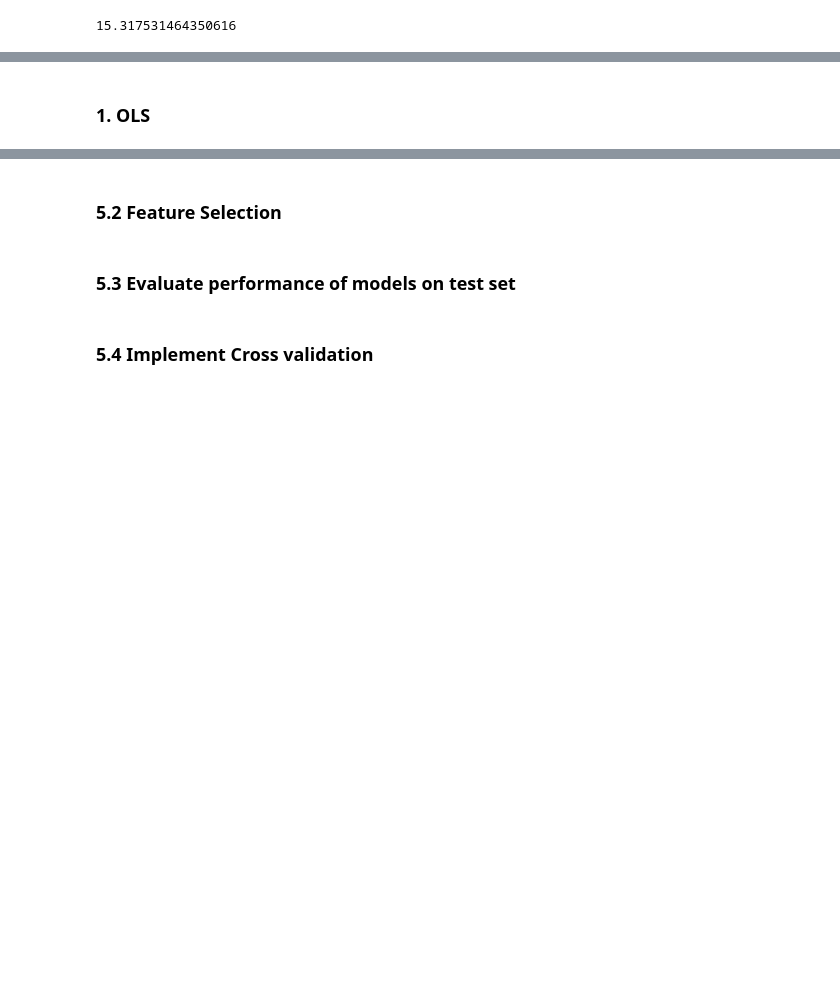
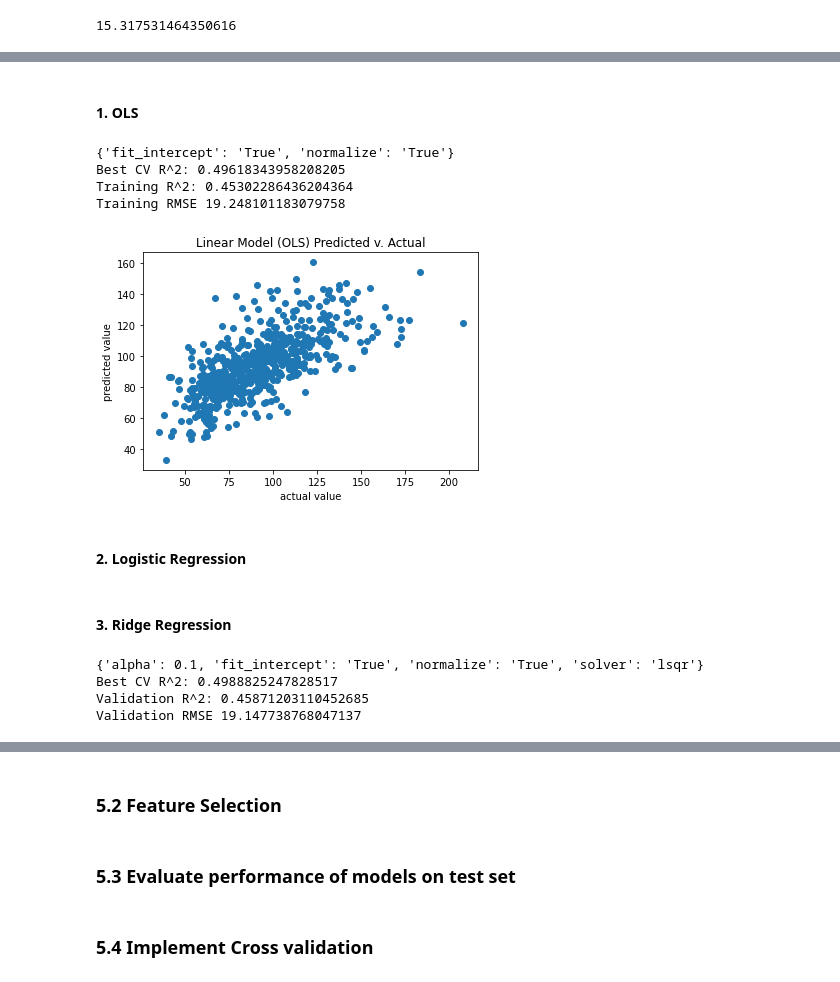
Before and after one commit to yaelnidam/CSS_Project2_Team1_Fall2020, a Jupyter notebook: project2.ipynb, the cells around one changed output, grey strips where cells are left out. Drawn from its saved outputs; the diff is of its cells as text; code cells hidden in the pictures; blank space fills up the shorter version.

```diff
--- a/project2.ipynb
+++ b/project2.ipynb
@@ -849,2 +747,2 @@ Validation RMSE 20.656688672290148
 # %% [markdown]
-### 1. OLS
+#### 1. OLS
@@ -900,0 +749,26 @@ plt.show()
+# %%
+# reminder of best hyperparameters
+print(lin_grid_reg.cv_results_["params"][best_index])
+
+# predict y on validation set
+best_lin_pred = lin_grid_reg.best_estimator_.predict(X_validate)
+
+print('Best CV R^2:', max(lin_grid_reg.cv_results_["mean_test_score"]))
+print('Training R^2:', lin_grid_reg.score(X_validate, y_validate))
+print('Training RMSE', rmse(best_lin_pred, y_validate))
+# %% [output]
+{'fit_intercept': 'True', 'normalize': 'True'}
+Best CV R^2: 0.49618343958208205
+Training R^2: 0.45302286436204364
+Training RMSE 19.248101183079758
+# %%
+# plot the fit for the validation set
+plt.scatter(y = best_lin_pred, x = y_validate)
+plt.title('Linear Model (OLS) Predicted v. Actual')
+plt.xlabel('actual value')
+plt.ylabel('predicted value')
+plt.show()
+# %% [output]
+[figure, added]
+# %% [markdown]
+#### 2. Logistic Regression
@@ -900,0 +792,17 @@ plt.show()
+# %% [markdown]
+#### 3. Ridge Regression
+# %%
+# print best hyperparameters
+print(ridge_grid_reg.cv_results_["params"][best_index])
+
+# predict on the validation set
+best_ridge_pred = ridge_grid_reg.best_estimator_.predict(X_validate)
+
+print('Best CV R^2:', max(ridge_grid_reg.cv_results_["mean_test_score"]))
+print('Validation R^2:', ridge_grid_reg.score(X_validate, y_validate))
+print('Validation RMSE', rmse(best_ridge_pred, y_validate))
+# %% [output]
+{'alpha': 0.1, 'fit_intercept': 'True', 'normalize': 'True', 'solver': 'lsqr'}
+Best CV R^2: 0.4988825247828517
+Validation R^2: 0.45871203110452685
+Validation RMSE 19.147738768047137
```
Also changed, not shown: parts of 44 cells of this notebook.
